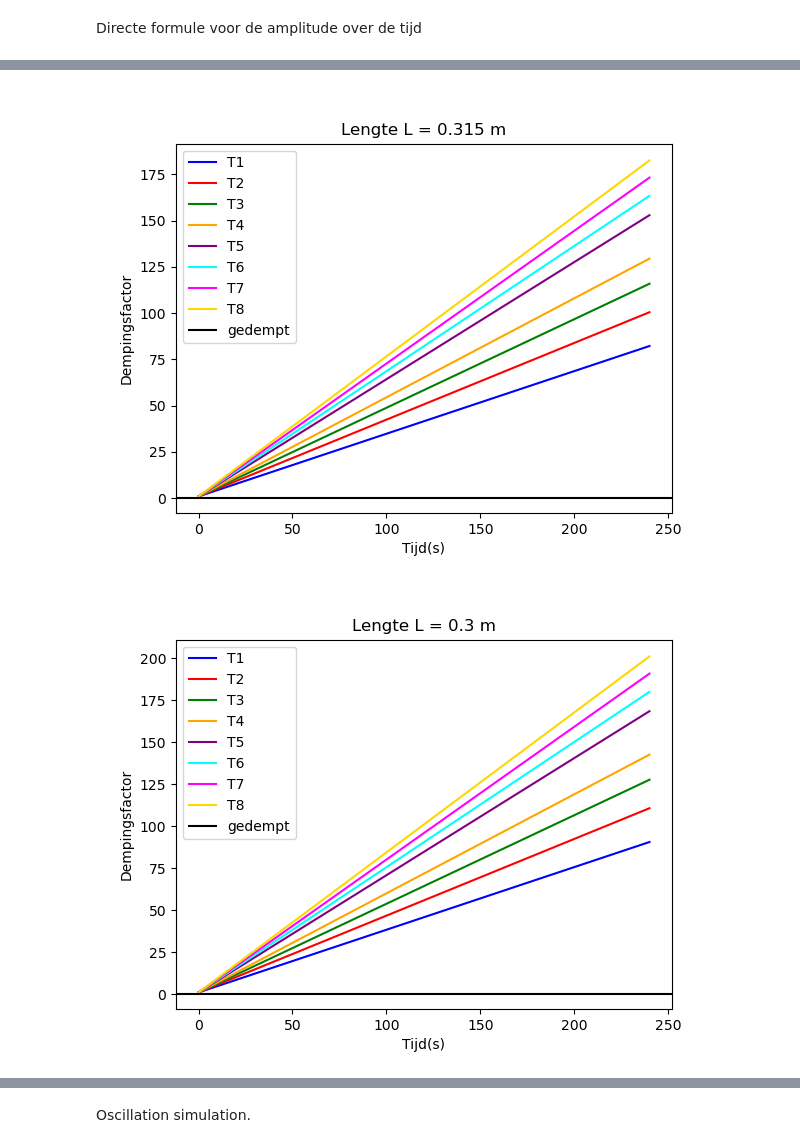
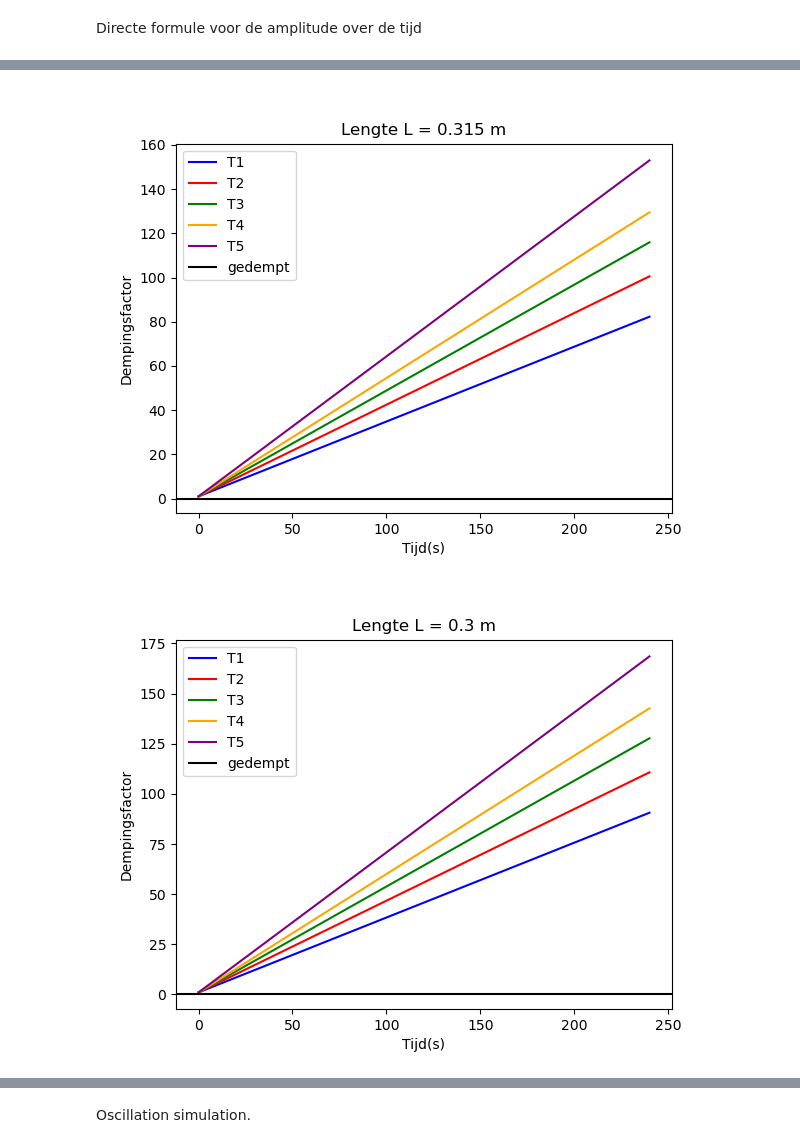
Before and after one commit to Spaantje5/Vibrating-String-Experiment, a Jupyter notebook: sims/duffing_sim.ipynb, the cells around one changed output, grey strips where cells are left out. Saved outputs shown, nothing was run; the diff lists cells and outputs as text; code cells hidden in the pictures.

```diff
--- a/sims/duffing_sim.ipynb
+++ b/sims/duffing_sim.ipynb
@@ -332,50 +314,32 @@ def plot_dempingfactor(L):
         U3=1/C_d3
         return U3
 
     plt.plot(t,Amplitude3demp(C_d3),color="green",label="T3")
 
     def Amplitude4demp(C_d4):
         U4=1/C_d4
         return U4
 
     plt.plot(t,Amplitude4demp(C_d4),color="orange",label="T4")
 
     def Amplitude5demp(C_d5):
         U5=1/C_d5
         return U5
 
     plt.plot(t,Amplitude5demp(C_d5),color="purple",label="T5")
 
-    def Amplitude6demp(C_d6):
-        U6=1/C_d6
-        return U6
-
-    plt.plot(t,Amplitude6demp(C_d6),color="cyan",label="T6")
-
-    def Amplitude7demp(C_d7):
-        U7=1/C_d7
-        return U7
-
-    plt.plot(t,Amplitude7demp(C_d7),color="magenta",label="T7")
-
-    def Amplitude8demp(C_d8):
-        U8=1/C_d8
-        return U8
-
-    plt.plot(t,Amplitude8demp(C_d8),color="gold",label="T8")
-
     plt.axhline(0.01*U_0,color='0',label="gedempt")
     plt.xlabel("Tijd(s)")
     plt.ylabel("Dempingsfactor")
     plt.title(f"Lengte L = {L} m")
     plt.legend()
     plt.savefig("Dempingsfactor.pdf", bbox_inches="tight")
     plt.show()
 plot_dempingfactor(0.315)
 plot_dempingfactor(0.300)
 plot_dempingfactor(0.285)
 plot_dempingfactor(0.27)
 plot_dempingfactor(0.255)
 # %% [output]
-[figure, old version]
+[figure, new version]
-[figure, old version]
+[figure, new version]
```
Also changed, not shown: parts of 2 cells of this notebook, 4 other files.
